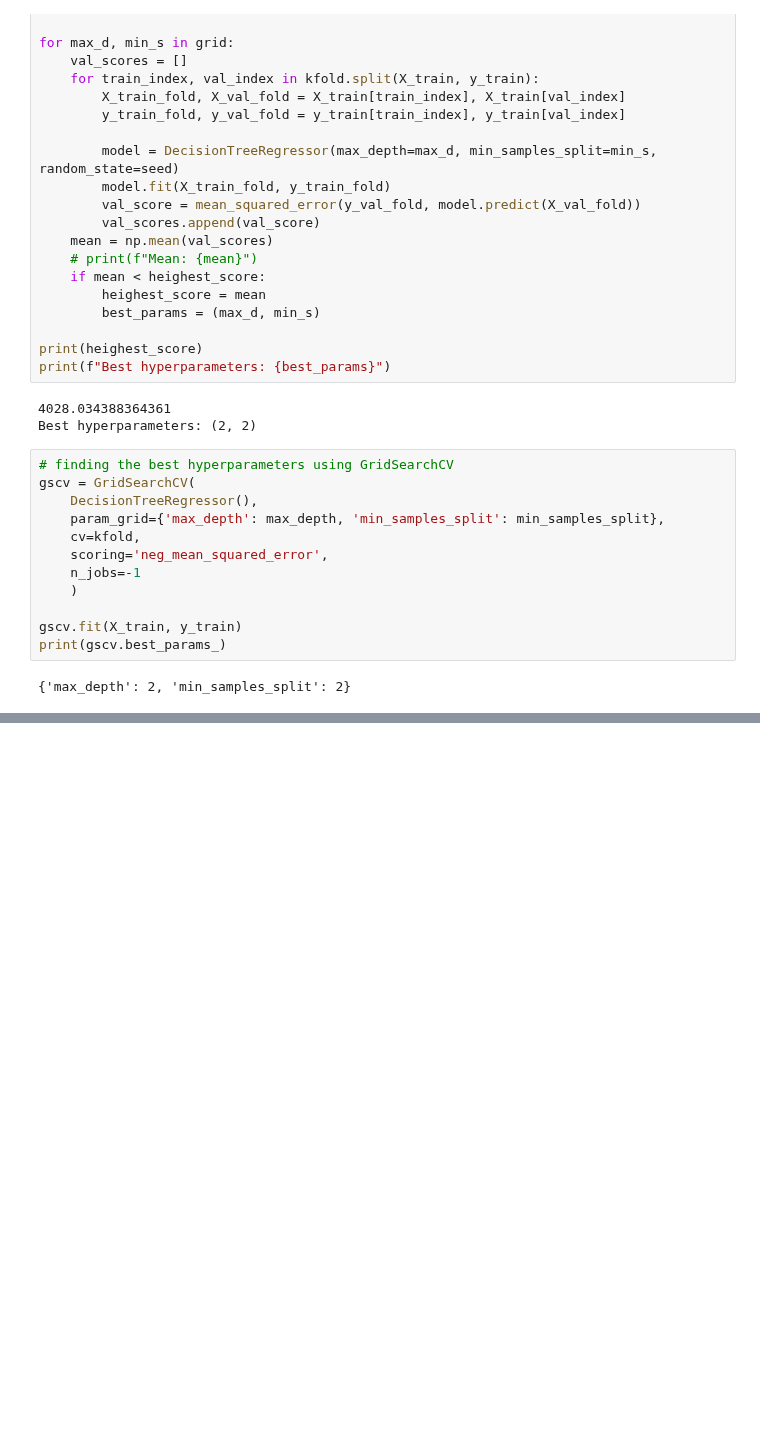
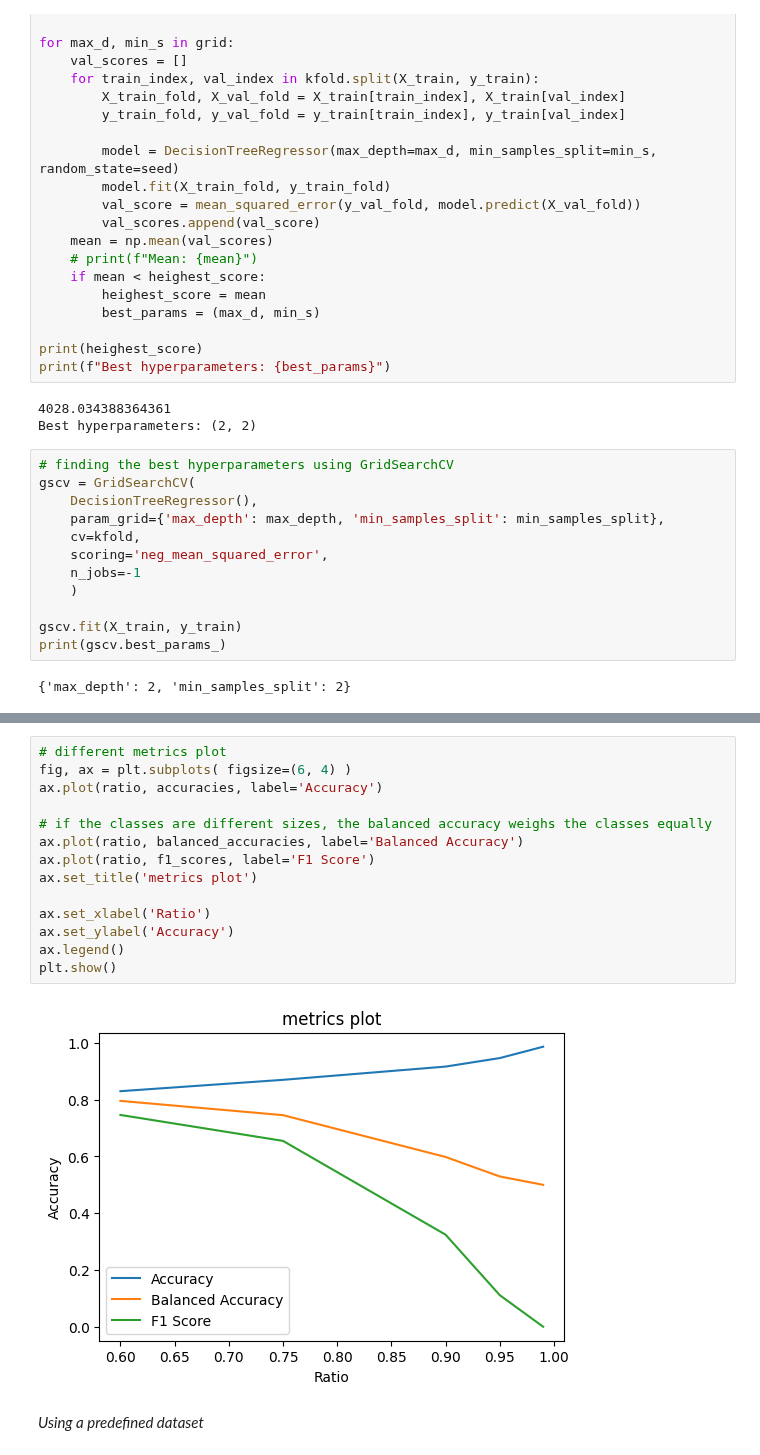
Before and after one commit to vhrollo/3-semester, a Jupyter notebook: INF264/homework/homework3.ipynb, the cells around one changed output, grey strips where cells are left out. Cells and saved outputs as stored; diff of their text form; blank space fills up the shorter version.

```diff
--- a/INF264/homework/homework3.ipynb
+++ b/INF264/homework/homework3.ipynb
@@ -89,0 +198,18 @@ Test score: 3735.4996177389003
+# %%
+# different metrics plot
+fig, ax = plt.subplots( figsize=(6, 4) )
+ax.plot(ratio, accuracies, label='Accuracy')
+
+# if the classes are different sizes, the balanced accuracy weighs the classes equally
+ax.plot(ratio, balanced_accuracies, label='Balanced Accuracy')
+ax.plot(ratio, f1_scores, label='F1 Score')
+ax.set_title('metrics plot')
+
+ax.set_xlabel('Ratio')
+ax.set_ylabel('Accuracy')
+ax.legend()
+plt.show()
+# %% [output]
+[figure, added]
+# %% [markdown]
+*Using a predefined dataset*
```
Also changed, not shown: parts of 15 cells of this notebook, 2 other files.
